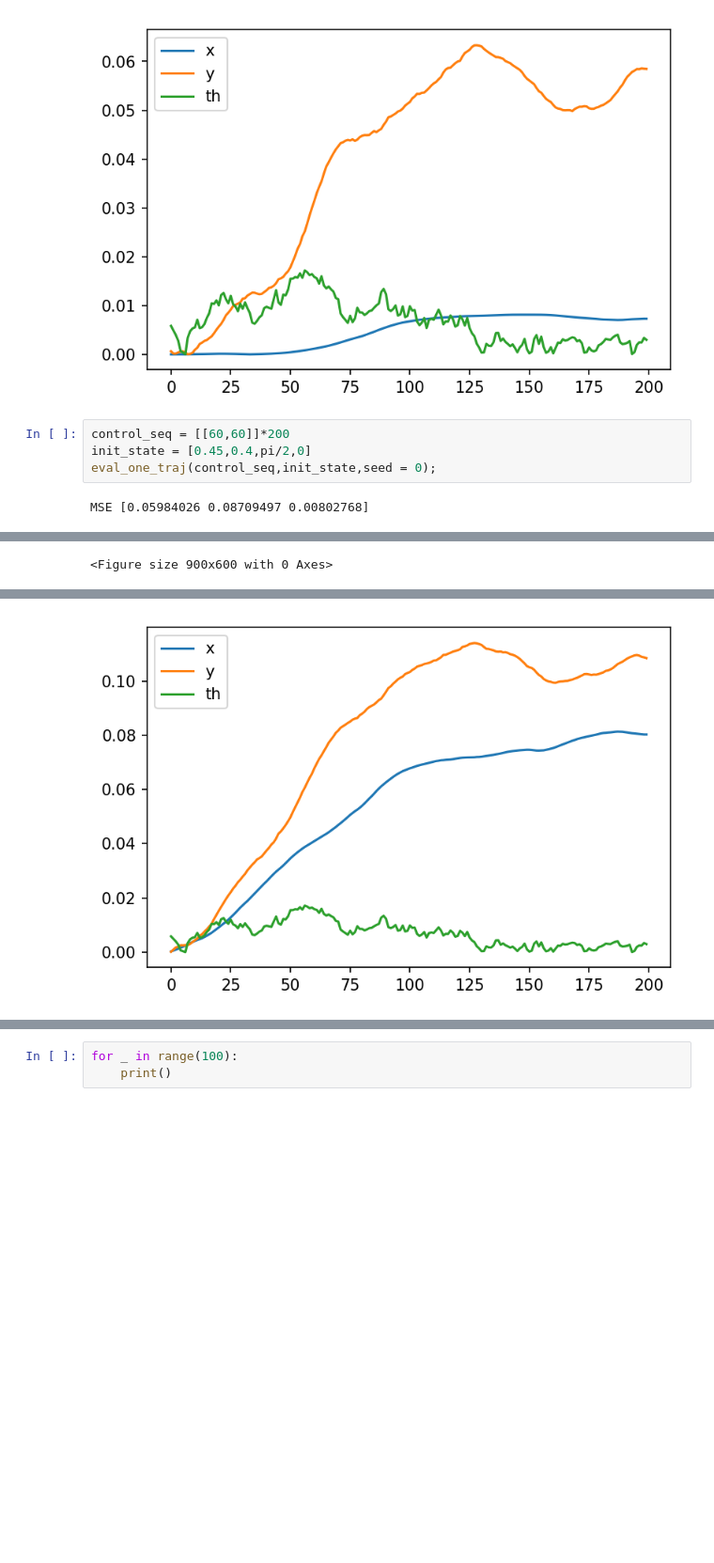
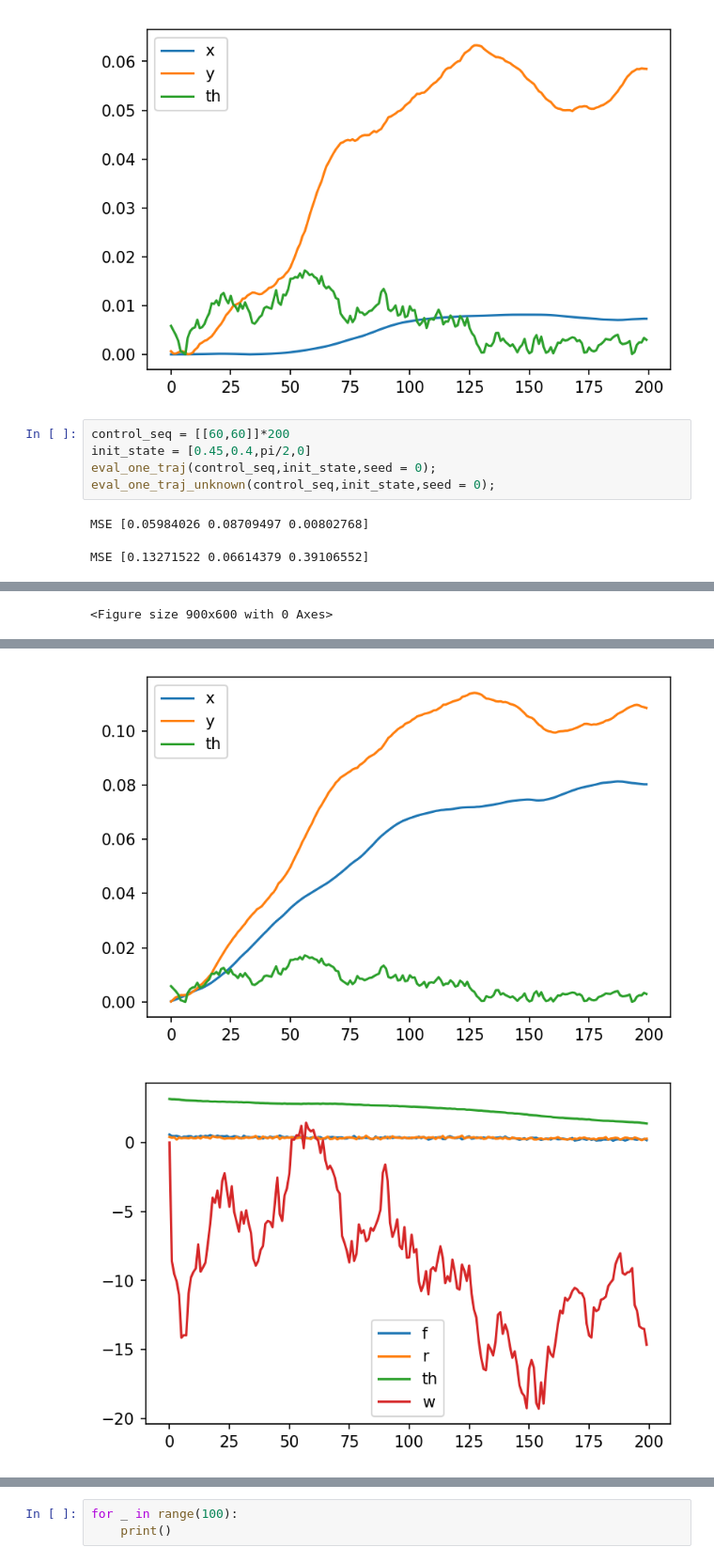
Before and after one commit to samer1248/ECE209AS-Lab3, a Jupyter notebook: project3_tests.ipynb, the cells around one changed output, grey strips where cells are left out. Shown at 94% size. Drawn from its saved outputs; the diff is of its cells as text; blank space fills up the shorter version.

```diff
--- a/project3_tests.ipynb
+++ b/project3_tests.ipynb
@@ -129,11 +129,14 @@ MSE [0.00570993 0.04484433 0.00802681]
 # %%
 control_seq = [[60,60]]*200
 init_state = [0.45,0.4,pi/2,0]
 eval_one_traj(control_seq,init_state,seed = 0);
+eval_one_traj_unknown(control_seq,init_state,seed = 0);
 # %% [output]
 MSE [0.05984026 0.08709497 0.00802768]
+MSE [0.13271522 0.06614379 0.39106552]
 [figure]
-<Figure size 900x600 with 0 Axes>
+<Figure size 900x600 with 0 Axes>
 [figure]
 [figure]
 [figure]
+[figure, added]
```
Also changed, not shown: parts of 2 cells of this notebook, 2 other files.
